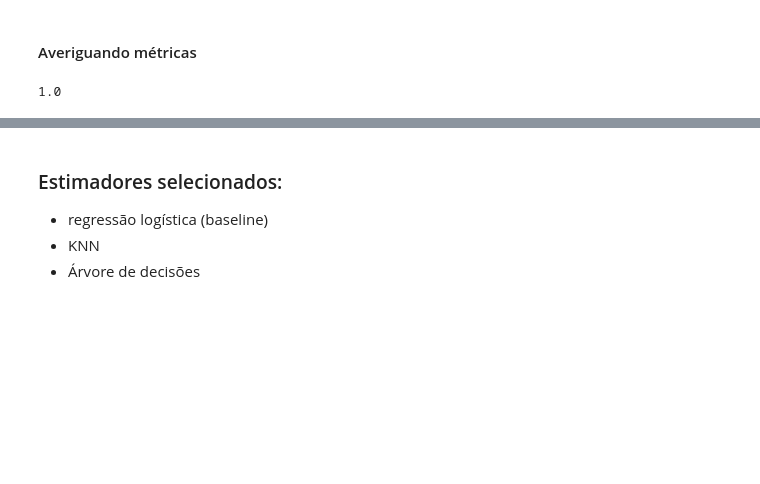
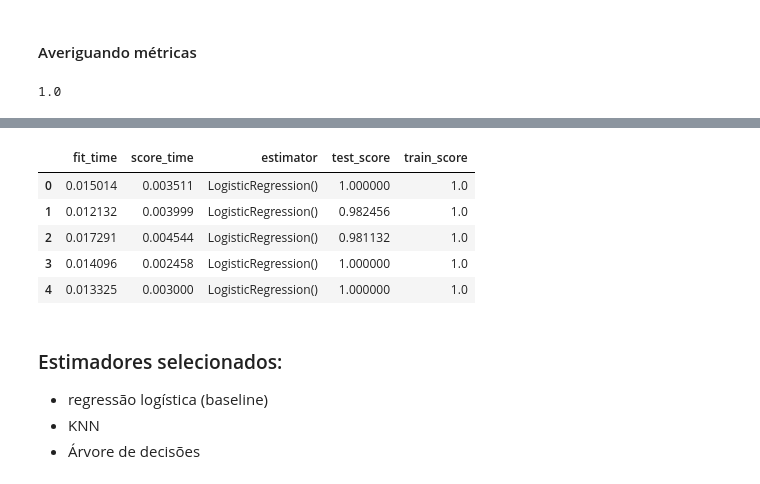
Before and after one commit to juliamuto/projeto_machine_learning_I, a Jupyter notebook: projeto.ipynb, the cells around one changed output, grey strips where cells are left out. Cells and saved outputs as stored; diff of their text form; code cells hidden in the pictures; blank space fills up the shorter version.

```diff
--- a/projeto.ipynb
+++ b/projeto.ipynb
@@ -346,3 +383,20 @@ ConfusionMatrixDisplay.from_predictions(y_test, y_pred)
+# %%
+kf5 = KFold(n_splits=5, shuffle=True, random_state=42)
+
+results_cv = cross_validate(estimator=modelo, X=X_train, y=y_train,
+                           cv=kf5, scoring="f1",
+                           return_train_score=True, return_estimator=True)
+# %%
+df_results_cv = pd.DataFrame(results_cv)
+# %%
+df_results_cv.head()
+# %% [output]
+|  | fit_time | score_time | estimator | test_score | train_score |
+| 0 | 0.015014 | 0.003511 | LogisticRegression() | 1.000000 | 1.0 |
+| 1 | 0.012132 | 0.003999 | LogisticRegression() | 0.982456 | 1.0 |
+| 2 | 0.017291 | 0.004544 | LogisticRegression() | 0.981132 | 1.0 |
+| 3 | 0.014096 | 0.002458 | LogisticRegression() | 1.000000 | 1.0 |
+| 4 | 0.013325 | 0.003000 | LogisticRegression() | 1.000000 | 1.0 |
 # %% [markdown]
 ### Estimadores selecionados:
 - regressão logística (baseline)
```
Also changed, not shown: parts of 18 cells of this notebook.
